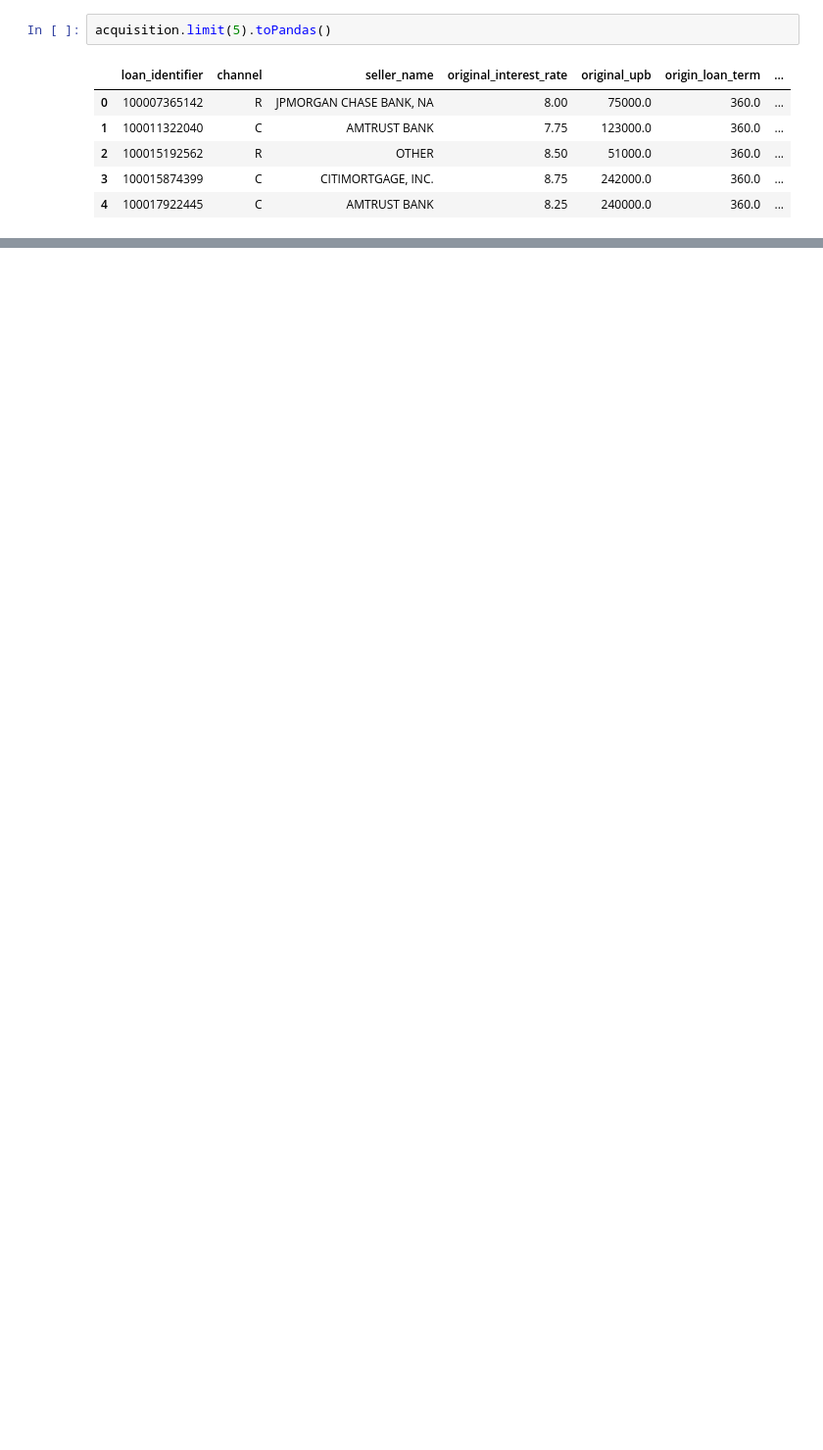
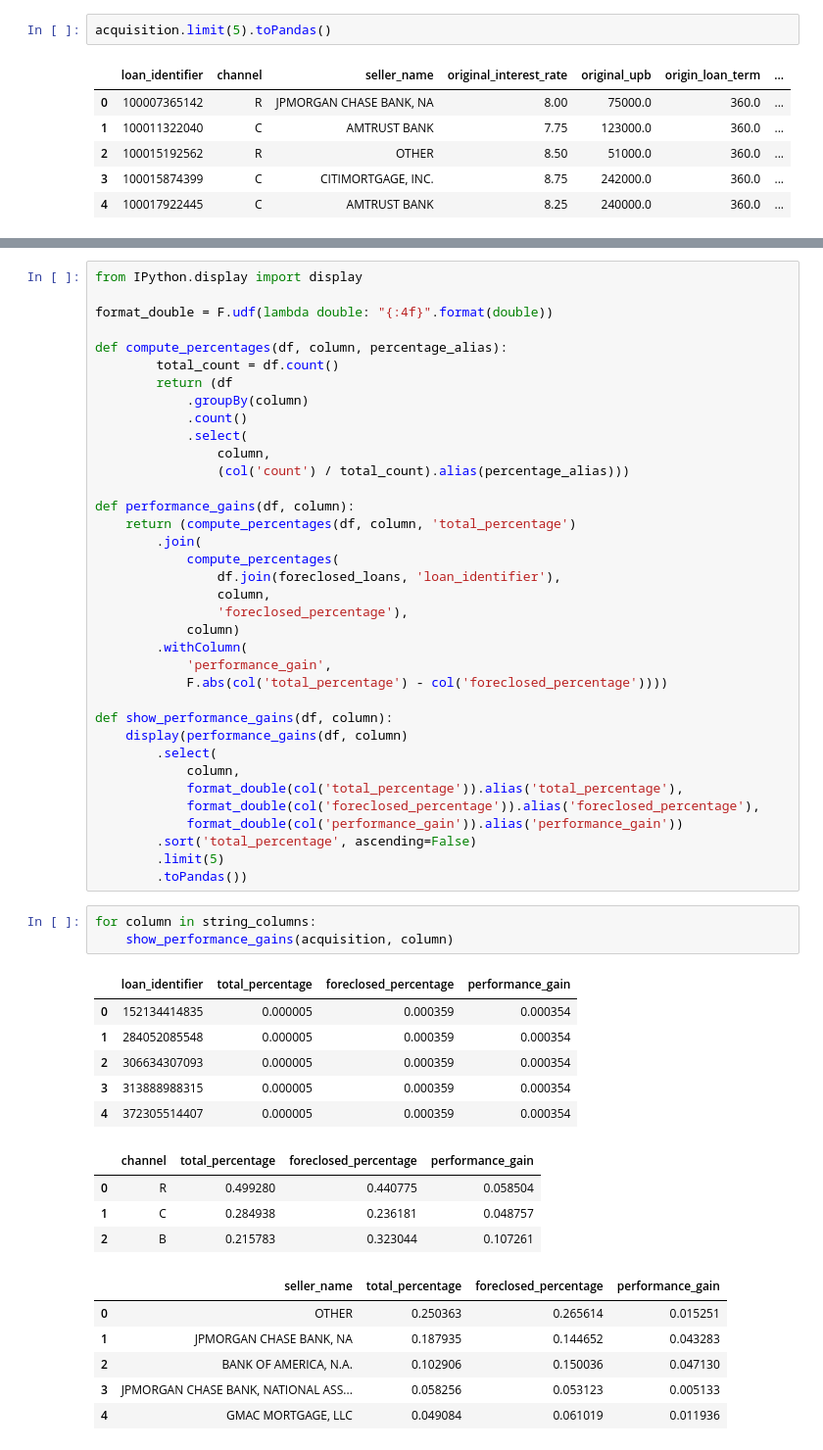
Before and after one commit to emisaycheese/mortgage-data-analysis, a Jupyter notebook: Feature analysis.ipynb, the cells around one changed output, grey strips where cells are left out. Shown at 98% size. Saved outputs shown, nothing was run; the diff lists cells and outputs as text; blank space fills up the shorter version.

```diff
--- a/Feature analysis.ipynb
+++ b/Feature analysis.ipynb
@@ -95,0 +116,56 @@ performance.limit(5).toPandas()
+# %%
+from IPython.display import display
+
+format_double = F.udf(lambda double: "{:4f}".format(double))
+
+def compute_percentages(df, column, percentage_alias):
+        total_count = df.count()
+        return (df
+            .groupBy(column)
+            .count()
+            .select(
+                column,
+                (col('count') / total_count).alias(percentage_alias)))
+
+def performance_gains(df, column):
+    return (compute_percentages(df, column, 'total_percentage')
+        .join(
+            compute_percentages(
+                df.join(foreclosed_loans, 'loan_identifier'),
+                column,
+                'foreclosed_percentage'),
+            column)
+        .withColumn(
+            'performance_gain',
+            F.abs(col('total_percentage') - col('foreclosed_percentage'))))
+
+def show_performance_gains(df, column):
+    display(performance_gains(df, column)
+        .select(
+            column,
+            format_double(col('total_percentage')).alias('total_percentage'),
+            format_double(col('foreclosed_percentage')).alias('foreclosed_percentage'),
+            format_double(col('performance_gain')).alias('performance_gain'))
+        .sort('total_percentage', ascending=False)
+        .limit(5)
+        .toPandas())
+# %%
+for column in string_columns:
+    show_performance_gains(acquisition, column)
+# %% [output]
+|  | loan_identifier | total_percentage | foreclosed_percentage | performance_gain |
+| 0 | 152134414835 | 0.000005 | 0.000359 | 0.000354 |
+| 1 | 284052085548 | 0.000005 | 0.000359 | 0.000354 |
+| 2 | 306634307093 | 0.000005 | 0.000359 | 0.000354 |
+| 3 | 313888988315 | 0.000005 | 0.000359 | 0.000354 |
+| 4 | 372305514407 | 0.000005 | 0.000359 | 0.000354 |
+|  | channel | total_percentage | foreclosed_percentage | performance_gain |
+| 0 | R | 0.499280 | 0.440775 | 0.058504 |
+| 1 | C | 0.284938 | 0.236181 | 0.048757 |
+| 2 | B | 0.215783 | 0.323044 | 0.107261 |
+|  | seller_name | total_percentage | foreclosed_percentage | performance_gain |
+| 0 | OTHER | 0.250363 | 0.265614 | 0.015251 |
+| 1 | JPMORGAN CHASE BANK, NA | 0.187935 | 0.144652 | 0.043283 |
+| 2 | BANK OF AMERICA, N.A. | 0.102906 | 0.150036 | 0.047130 |
+| 3 | JPMORGAN CHASE BANK, NATIONAL ASS... | 0.058256 | 0.053123 | 0.005133 |
+| 4 | GMAC MORTGAGE, LLC | 0.049084 | 0.061019 | 0.011936 |
```
Also changed, not shown: parts of 10 cells of this notebook.
